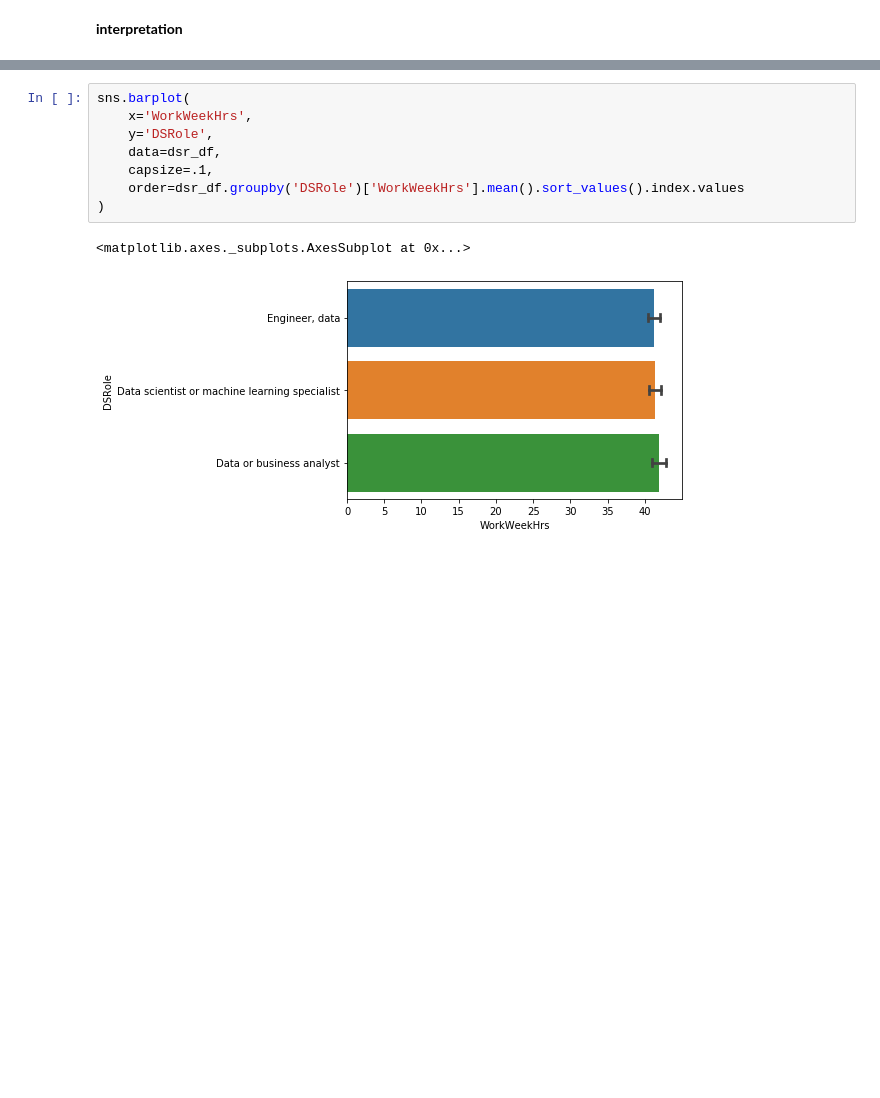
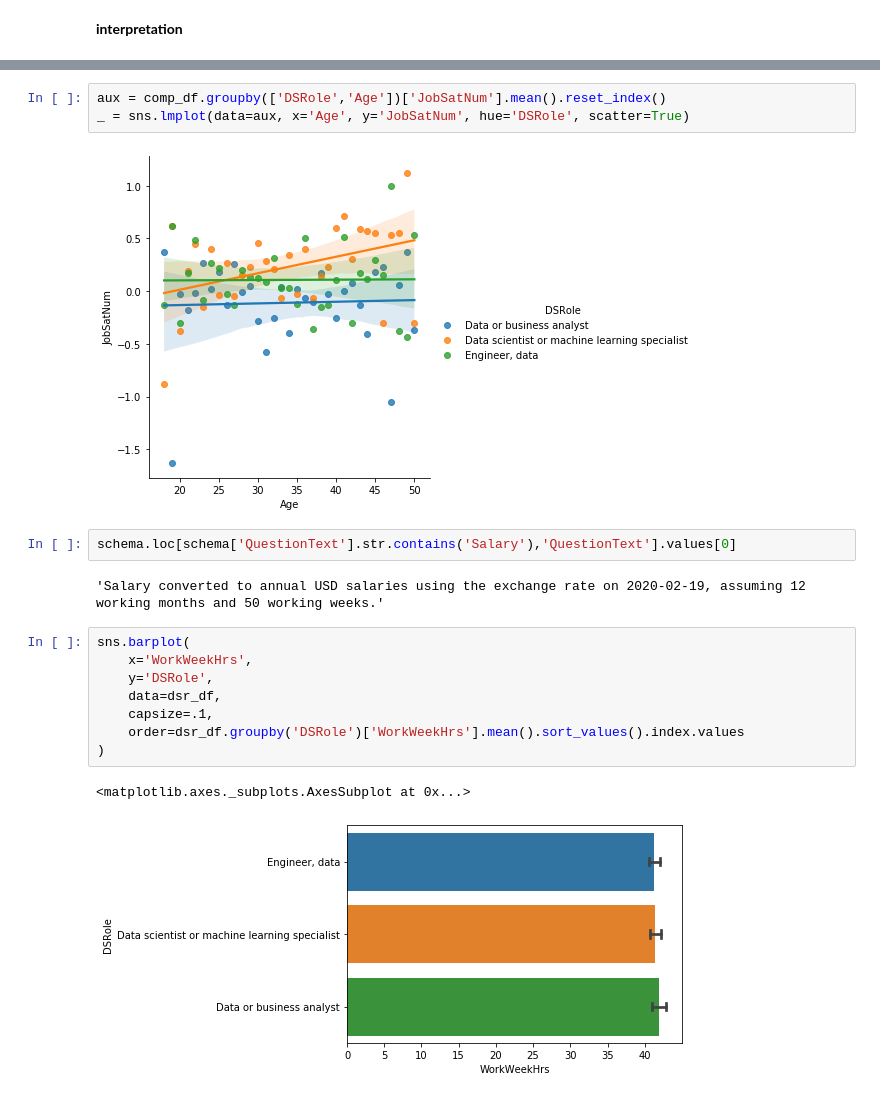
Before and after one commit to fehtakaoka/data-jobs-idiosyncrasies, a Jupyter notebook: Analysis.ipynb, the cells around one changed output, grey strips where cells are left out. Saved outputs shown, nothing was run; the diff lists cells and outputs as text; blank space fills up the shorter version.

```diff
--- a/Analysis.ipynb
+++ b/Analysis.ipynb
@@ -356,3 +407,12 @@ jobseek
+# %%
+aux = comp_df.groupby(['DSRole','Age'])['JobSatNum'].mean().reset_index()
+_ = sns.lmplot(data=aux, x='Age', y='JobSatNum', hue='DSRole', scatter=True)
+# %% [output]
+[figure, added]
+# %%
+schema.loc[schema['QuestionText'].str.contains('Salary'),'QuestionText'].values[0]
+# %% [output]
+'Salary converted to annual USD salaries using the exchange rate on 2020-02-19, assuming 12 working months and 50 working weeks.'
 # %%
 sns.barplot(
     x='WorkWeekHrs',
```
Also changed, not shown: parts of 14 cells of this notebook.
